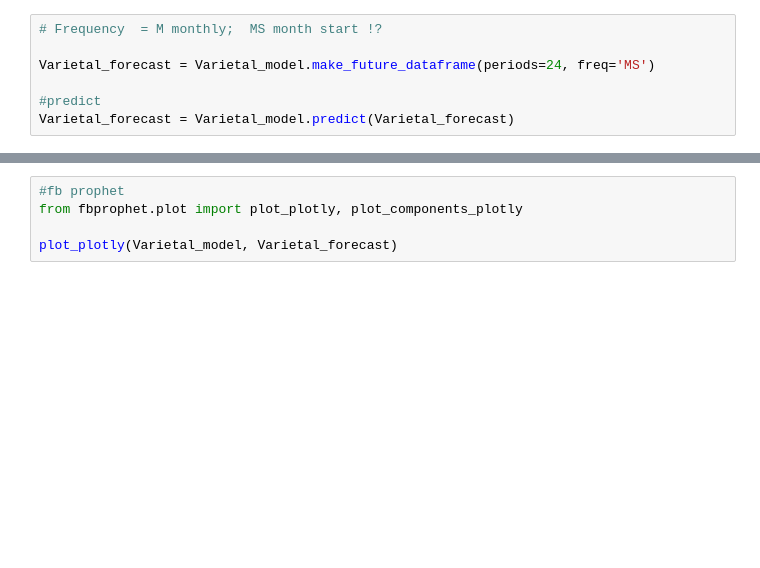
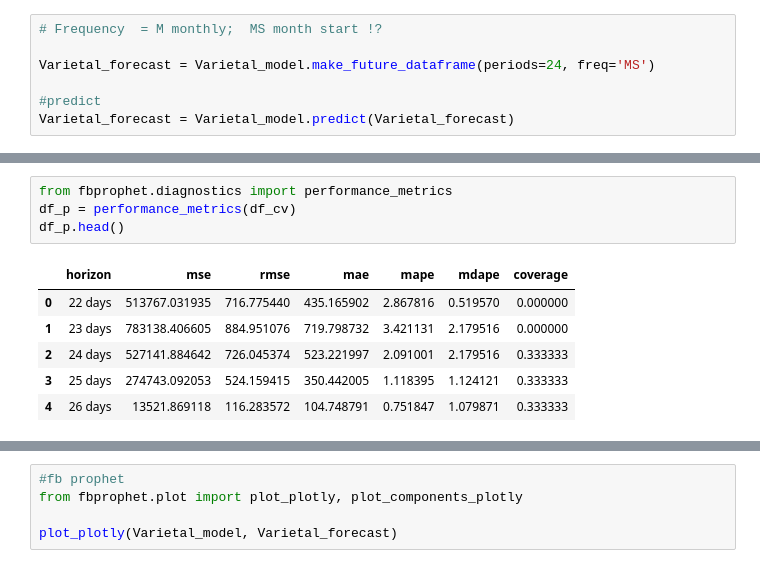
Before and after one commit to fengtastics/111-Capstone, a Jupyter notebook: Arterra_Project.ipynb, the cells around one changed output, grey strips where cells are left out. Cells and saved outputs as stored; diff of their text form; blank space fills up the shorter version.

```diff
--- a/Arterra_Project.ipynb
+++ b/Arterra_Project.ipynb
@@ -298,0 +343,11 @@ Varietal_forecast[['ds', 'yhat', 'yhat_lower', 'yhat_upper']].tail()
+# %%
+from fbprophet.diagnostics import performance_metrics
+df_p = performance_metrics(df_cv)
+df_p.head()
+# %% [output]
+|  | horizon | mse | rmse | mae | mape | mdape | coverage |
+| 0 | 22 days | 513767.031935 | 716.775440 | 435.165902 | 2.867816 | 0.519570 | 0.000000 |
+| 1 | 23 days | 783138.406605 | 884.951076 | 719.798732 | 3.421131 | 2.179516 | 0.000000 |
+| 2 | 24 days | 527141.884642 | 726.045374 | 523.221997 | 2.091001 | 2.179516 | 0.333333 |
+| 3 | 25 days | 274743.092053 | 524.159415 | 350.442005 | 1.118395 | 1.124121 | 0.333333 |
+| 4 | 26 days | 13521.869118 | 116.283572 | 104.748791 | 0.751847 | 1.079871 | 0.333333 |
```
Also changed, not shown: parts of 14 cells of this notebook.
